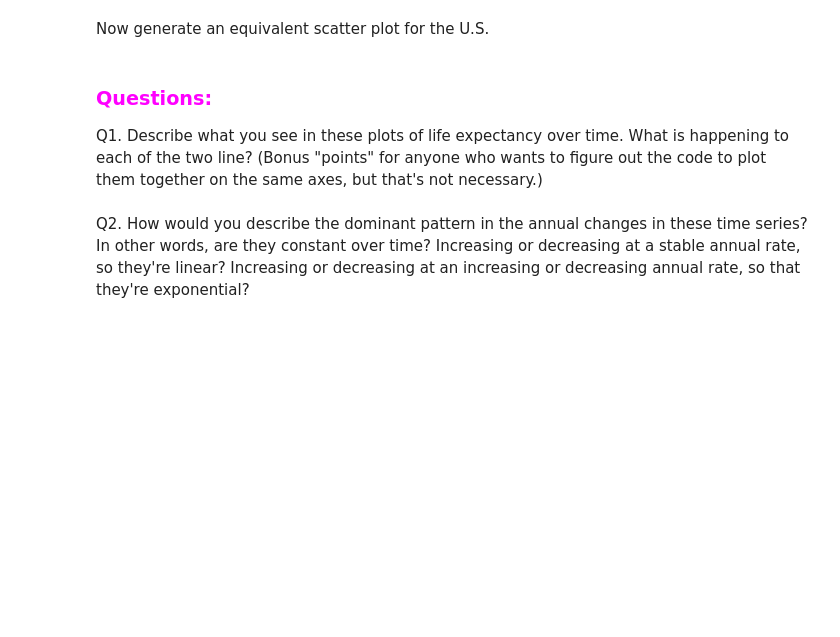
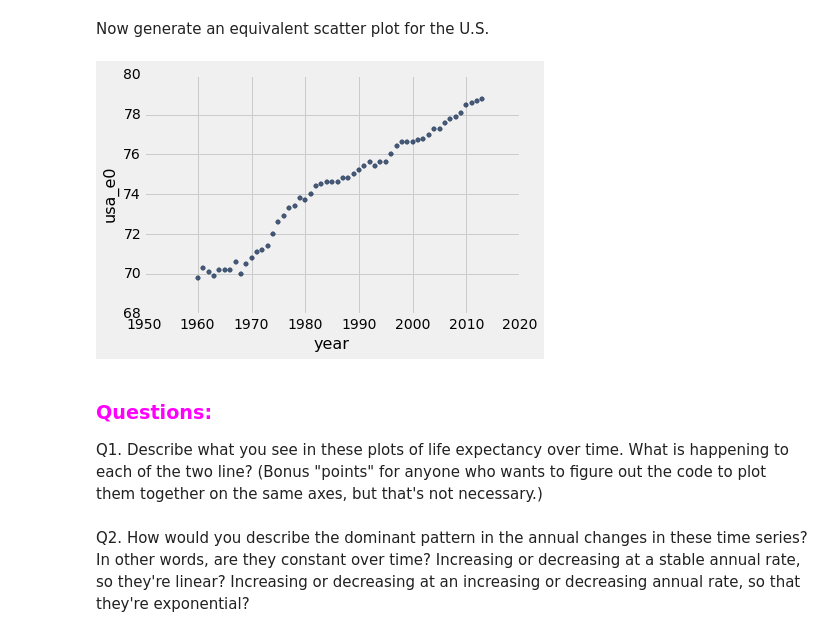
Before and after one commit to data-8/health-connector, a Jupyter notebook: ls88_c02_tables.ipynb, the cells around one changed output. Drawn from its saved outputs; the diff is of its cells as text; code cells hidden in the pictures; blank space fills up the shorter version.

```diff
--- a/ls88_c02_tables.ipynb
+++ b/ls88_c02_tables.ipynb
@@ -44,0 +43,3 @@ USA = ...
+# %%
+USA = Table.read_table("http://demog.berkeley.edu/~redwards/Courses/LS88/c02_usa_e0.csv")
+USA
@@ -51,5 +67,9 @@ MEX.scatter('year')
 # %% [markdown]
 Now generate an equivalent scatter plot for the U.S.
+# %%
+USA.scatter('year')
+# %% [output]
+[figure, added]
 # %% [markdown]
 <h3><font color = "magenta">Questions:</h3></font>
 <p>
```
Also changed, not shown: parts of 4 cells of this notebook, 1 other file.
